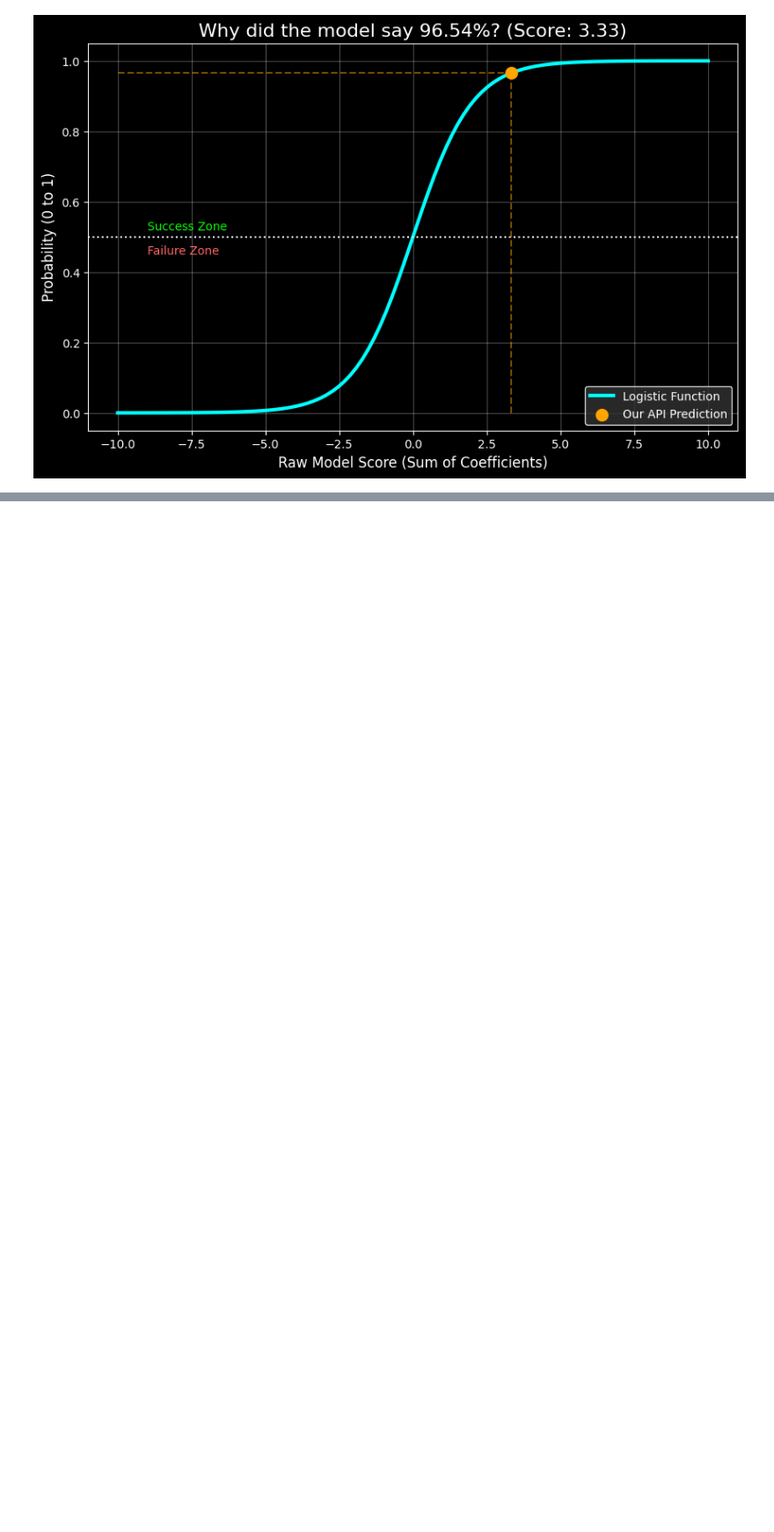
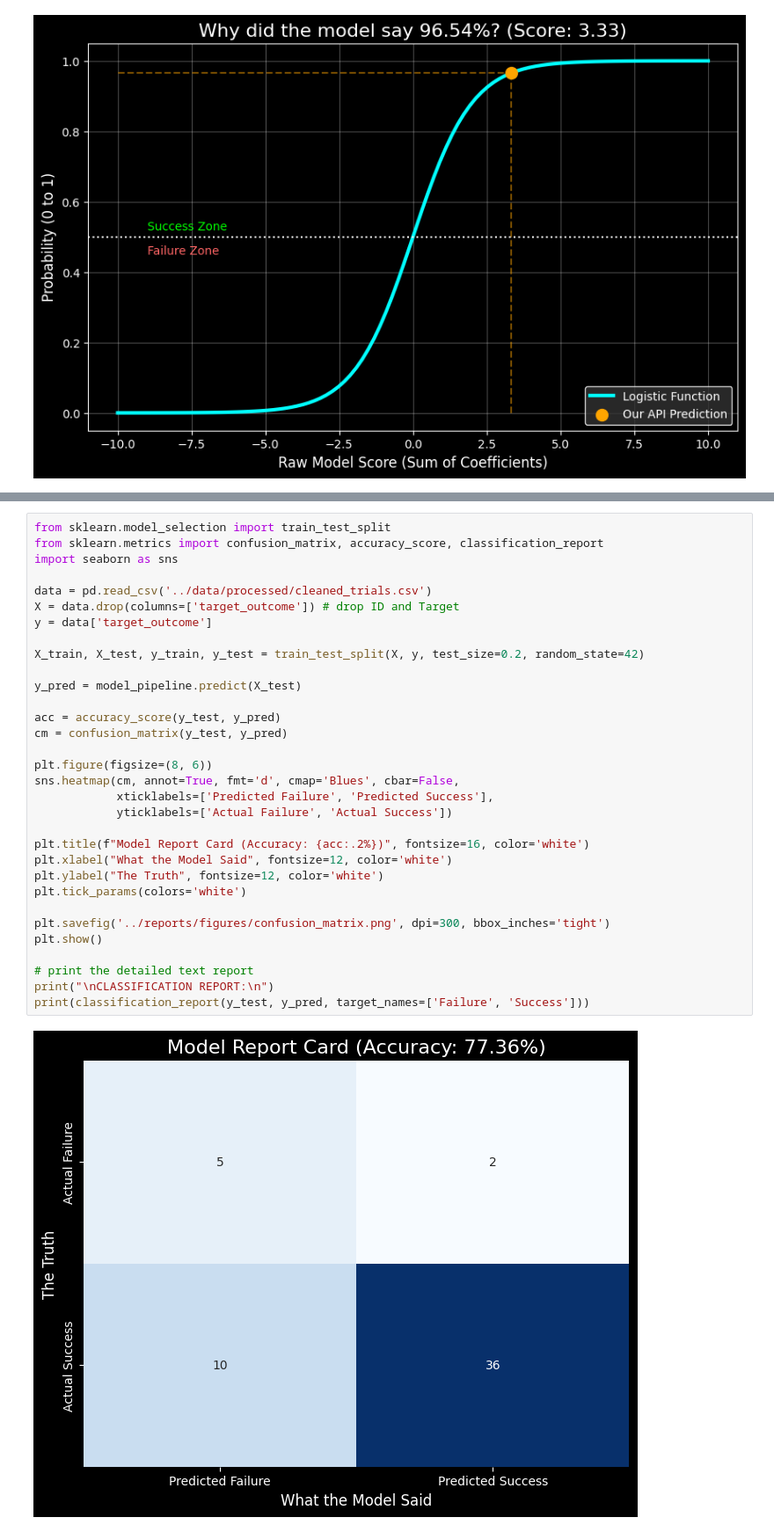
Before and after one commit to drew-1618/clinical-trial-outcome-predictor, a Jupyter notebook: notebooks/01_logistic_regression_deep_dive.ipynb, the cells around one changed output, grey strips where cells are left out. Shown: that part at 88% size. Cells and saved outputs as stored; diff of their text form; blank space fills up the shorter version.

Commit message:
Explored Logistic regression's log loss and confusion matrix

```diff
--- a/notebooks/01_logistic_regression_deep_dive.ipynb
+++ b/notebooks/01_logistic_regression_deep_dive.ipynb
@@ -132,0 +162,34 @@ plt.show()
+# %%
+from sklearn.model_selection import train_test_split
+from sklearn.metrics import confusion_matrix, accuracy_score, classification_report
+import seaborn as sns
+
+data = pd.read_csv('../data/processed/cleaned_trials.csv')
+X = data.drop(columns=['target_outcome']) # drop ID and Target
+y = data['target_outcome']
+
+X_train, X_test, y_train, y_test = train_test_split(X, y, test_size=0.2, random_state=42)
+
+y_pred = model_pipeline.predict(X_test)
+
+acc = accuracy_score(y_test, y_pred)
+cm = confusion_matrix(y_test, y_pred)
+
+plt.figure(figsize=(8, 6))
+sns.heatmap(cm, annot=True, fmt='d', cmap='Blues', cbar=False,
+            xticklabels=['Predicted Failure', 'Predicted Success'],
+            yticklabels=['Actual Failure', 'Actual Success'])
+
+plt.title(f"Model Report Card (Accuracy: {acc:.2%})", fontsize=16, color='white')
+plt.xlabel("What the Model Said", fontsize=12, color='white')
+plt.ylabel("The Truth", fontsize=12, color='white')
+plt.tick_params(colors='white')
+
+plt.savefig('../reports/figures/confusion_matrix.png', dpi=300, bbox_inches='tight')
+plt.show()
+
+# print the detailed text report
+print("\nCLASSIFICATION REPORT:\n")
+print(classification_report(y_test, y_pred, target_names=['Failure', 'Success']))
+# %% [output]
+[figure, added]
```
Also changed, not shown: parts of 2 cells of this notebook, 2 other files.
